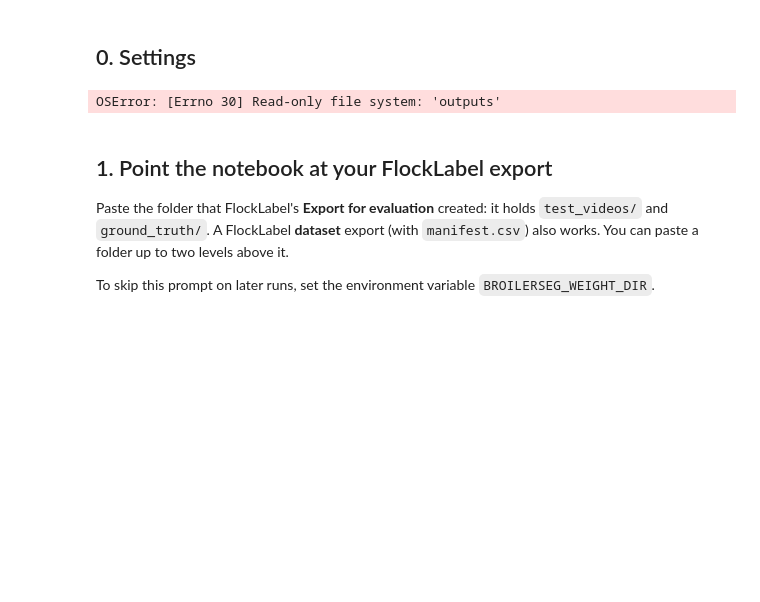
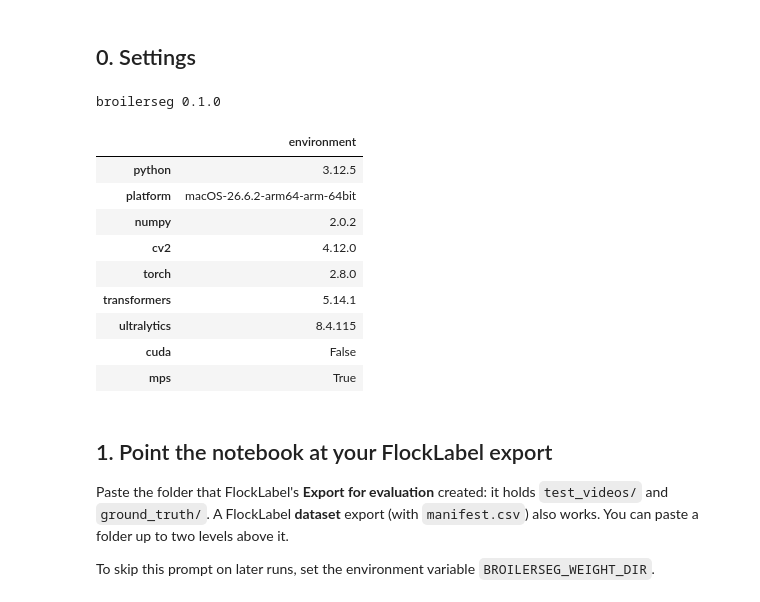
Before and after one commit to Akintanoreofe/BroilerWeightEstimation, a Jupyter notebook: broilerseg/notebooks/01_sam3_segmentation_and_weight.ipynb, the cells around one changed output. Cells and saved outputs as stored; diff of their text form; code cells hidden in the pictures; blank space fills up the shorter version.

```diff
--- a/broilerseg/notebooks/01_sam3_segmentation_and_weight.ipynb
+++ b/broilerseg/notebooks/01_sam3_segmentation_and_weight.ipynb
@@ -39,7 +59,7 @@ SLICE_GRID = [None, 5, 8, 10, 12, 15, 20, 25, 30, 40]  # slice counts to sweep
 CALIBRATION_FRACTION = 0.5      # share of events used to fit density (rest = held out)
 SEED = 0
 SAVE_FIGURES = True
-OUTPUT_DIR = "outputs/01_sam3_weight"
+OUTPUT_DIR = "~/broilerseg_outputs/01_sam3_weight"
 # -------------------------------------------------------------------------------
 # %%
 import warnings
@@ -50,35 +70,45 @@ import numpy as np
 import pandas as pd
 from IPython.display import display
 
 import broilerseg
 from broilerseg import viz
 from broilerseg.calibration import calibrate_from_hsv, calibrate_from_mask, summarize_calibrations
 from broilerseg.config import PromptConfig, VolumeConfig
 from broilerseg.evaluation import (best_density, event_table, regression_metrics, split_events,
                                    sweep_grid)
 from broilerseg.experiments import WeightExperiment
 from broilerseg.io import load_flocklabel_export, subsample_per_event
 from broilerseg.notebook import ask_for_directory, environment_report
 from broilerseg.segmentation import clean_mask, select_bird
 from broilerseg.volume import estimate_volume, volume_by_slice_count
 
 warnings.filterwarnings("ignore", category=UserWarning)
 viz.set_style()
 pd.set_option("display.max_columns", 40)
-OUT = Path(OUTPUT_DIR); (OUT / "figures").mkdir(parents=True, exist_ok=True)
+OUT = Path(OUTPUT_DIR).expanduser().resolve(); (OUT / "figures").mkdir(parents=True, exist_ok=True)
 FIG = 0
 def show(fig, name):
     # Display a figure and (optionally) save it as a numbered PNG.
     global FIG
     FIG += 1
     if SAVE_FIGURES:
         viz.save(fig, OUT / "figures" / f"{FIG:02d}_{name}.png")
     plt.show()
 
 print("broilerseg", broilerseg.__version__)
 display(pd.Series(environment_report(), name="environment").to_frame())
 # %% [output]
-OSError: [Errno 30] Read-only file system: 'outputs'
+broilerseg 0.1.0
+|  | environment |
+| python | 3.12.5 |
+| platform | macOS-26.6.2-arm64-arm-64bit |
+| numpy | 2.0.2 |
+| cv2 | 4.12.0 |
+| torch | 2.8.0 |
+| transformers | 5.14.1 |
+| ultralytics | 8.4.115 |
+| cuda | False |
+| mps | True |
 # %% [markdown]
 ## 1. Point the notebook at your FlockLabel export
 
```
Also changed, not shown: parts of 5 cells of this notebook.
